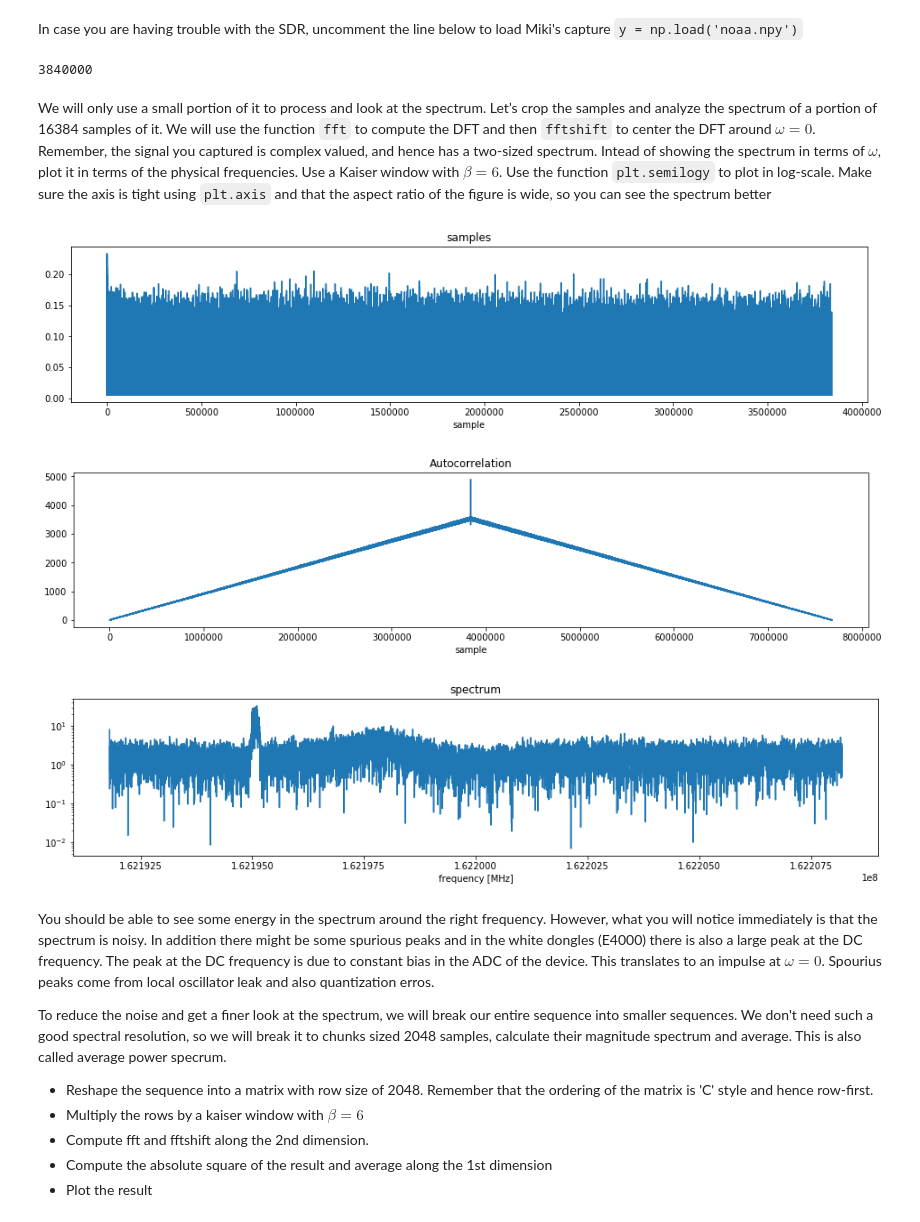
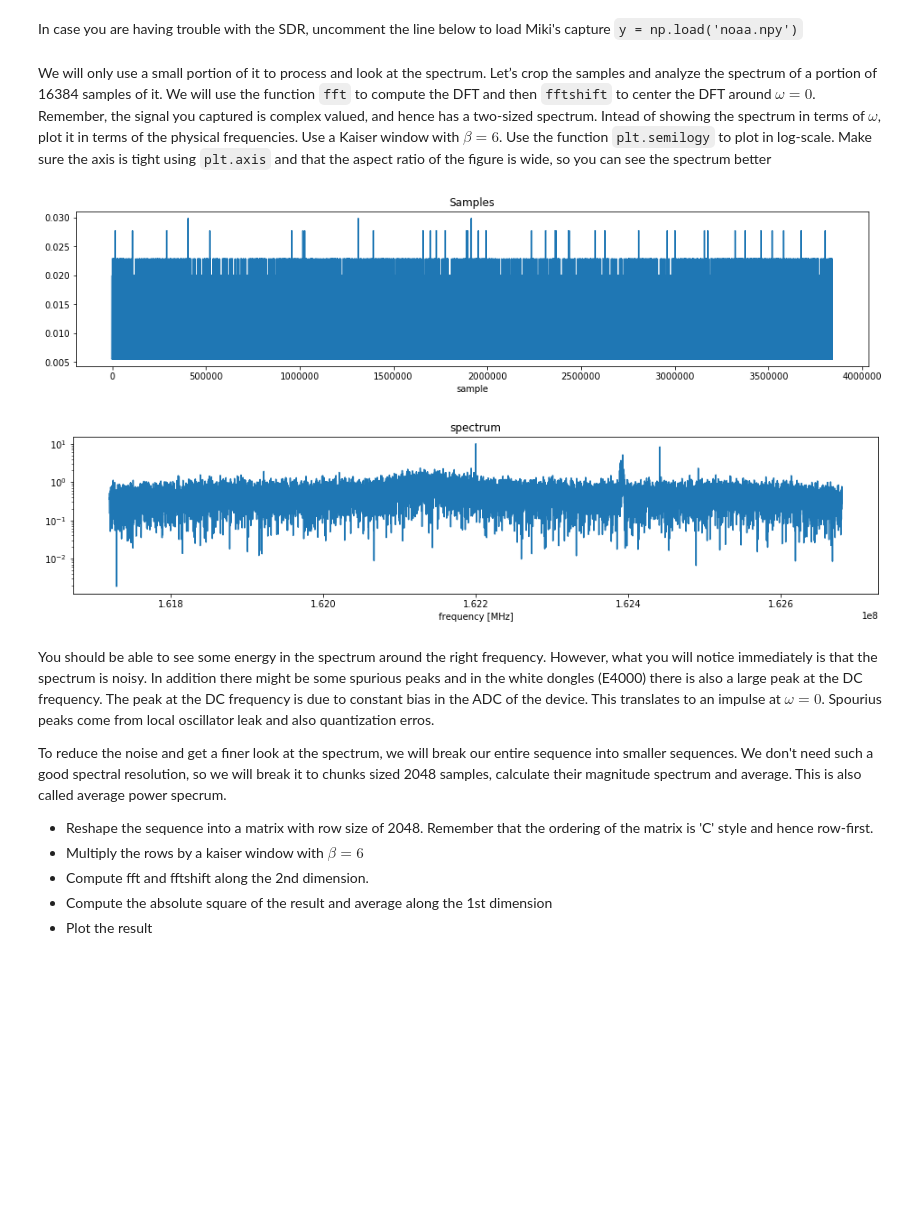
Before and after one commit to miamirkovic/ee123-pi, a Jupyter notebook: lab2/lab2-Part-II-SDR-SpectralAnalysis.ipynb, the cells around one changed output. Drawn from its saved outputs; the diff is of its cells as text; code cells hidden in the pictures; blank space fills up the shorter version.

Commit message:
part II complete

```diff
--- a/lab2/lab2-Part-II-SDR-SpectralAnalysis.ipynb
+++ b/lab2/lab2-Part-II-SDR-SpectralAnalysis.ipynb
@@ -122,52 +122,56 @@ If you are done with the device, you can clear it by:
 # Your code here
 
 N_samples = 960000*4 # 4 seconds
-y = sdr.read_samples(N_samples)   # get samples
+y_NOAA_samps = sdr.read_samples(N_samples)   # get samples
 sdr.close()
 # %% [markdown]
 In case you are having trouble with the SDR, uncomment the line below to load Miki's capture
 ``y = np.load('noaa.npy')``
 # %%
 #np.save('noaa.npy',y)
-print(len(y))
+#print(len(y))
 #In case you are having trouble with the SDR, uncomment the line below to load Miki's capture
 #y = np.load('noaa.npy')
-# %% [output]
-3840000
 # %% [markdown]
 We will only use a small portion of it to process and look at the spectrum. Let’s crop the samples and analyze the spectrum of a portion of 16384 samples of it. We will use the function `fft` to compute the DFT and then `fftshift` to center the DFT around $\omega=0$. Remember, the signal you captured is complex valued, and hence has a two-sized spectrum. Intead of showing the spectrum in terms of $\omega$, plot it in terms of the physical frequencies. Use a Kaiser window with $\beta=6$. Use the function `plt.semilogy` to plot in log-scale. Make sure the axis is tight using `plt.axis` and that the aspect ratio of the figure is wide, so you can see the spectrum better
-# %%
-# Your Code here:
-
-
-corr = signal.fftconvolve(abs(y), abs(y)[::-1], mode="full")
-
-width, height = figaspect(0.2)
-fig=plt.figure(figsize=(width,height))
-t_seq = plt.plot(abs(y)), plt.xlabel('sample');
-plt.title('samples');
-
-width, height = figaspect(0.2)
-fig=plt.figure(figsize=(width,height))
-t_corr = plt.plot(corr), plt.xlabel('sample');
-plt.title('Autocorrelation');
-
-y_crop = y[10000:26384]
-#print(shape(y_crop))
-Y_w = np.fft.fft(y_crop*np.kaiser(16384, 6), 16384)
-fc = 162200000
-bw = 16384//2
-#print(fc-bw, fc+bw)
-f = range(fc-bw, fc+bw)
-# Plot
-width, height = figaspect(0.2)
-fig=plt.figure(figsize=(width,height))
-p = plt.semilogy(f, abs(Y_w)), plt.xlabel('frequency [MHz]');
-plt.title('spectrum');
-# %% [output]
-[figure, removed]
-[figure, removed]
-[figure, removed]
+# %%
+# Your Code here:
+y_crop_0= y_NOAA_samps[:16384]
+y_crop_1= y_NOAA_samps[10000:26384]
+
+fc = 162200000
+fs = 960000
+f0 = fc-(fs//2)
+f1 = fc+(fs//2)
+L = 16384
+Y = np.fft.fft(y_crop_0*np.kaiser(L,6))
+Y_w = np.fft.fftshift(Y)
+f = np.r_[f0:f1:(f1-f0)/L]
+
+# The SDR returns samples at a desired rate up to 2.4MS/s
+# (sometimes 3.5MS/s) of a part of the spectrum around a desired center
+# frequency. For example, setting a center frequency  f0=88.5⋅106f0=88.5⋅106
+# and a sampling rate of  Fs=2⋅106  will result in a complex valued
+# sequence  x[n]x[n] whos DTFT corresponds to the physical frequency range
+# of  87.5⋅10^6<f<89.5⋅10^6 . In other words, the digital
+# frequency  ω=0ω=0  of  X(ejω)X(ejω) , the DTFT of  x[n]x[n] , will
+# correspond to the physical frequency  88.588.5 MHz. The digital frequency
+# ω=πω=π  will correspond to  89.589.5 MHz and  ω=−πω=−π  will correspond to
+# 87.587.5 MHz.
+
+# Plot samps
+width, height = figaspect(0.2)
+fig=plt.figure(figsize=(width,height))
+p = plt.plot(abs(y_NOAA_samps)), plt.xlabel('sample');
+plt.title('Samples');
+
+width, height = figaspect(0.2)
+fig=plt.figure(figsize=(width,height))
+p = plt.semilogy(f, abs(Y_w)), plt.xlabel('frequency [MHz]');
+plt.title('spectrum');
+# %% [output]
+[figure, added]
+[figure, added]
 # %% [markdown]
 You should be able to see some energy in the spectrum around the right frequency. However, what you will notice immediately is that the spectrum is noisy. In addition there might be some spurious peaks and in the white dongles (E4000) there is also a large peak at the DC frequency. The peak at the DC frequency is due to constant bias in the ADC of the device. This translates to an impulse at $\omega = 0$. Spourius peaks come from local oscillator leak and also quantization erros.
 
```
Also changed, not shown: parts of 10 cells of this notebook, 1 other file.
